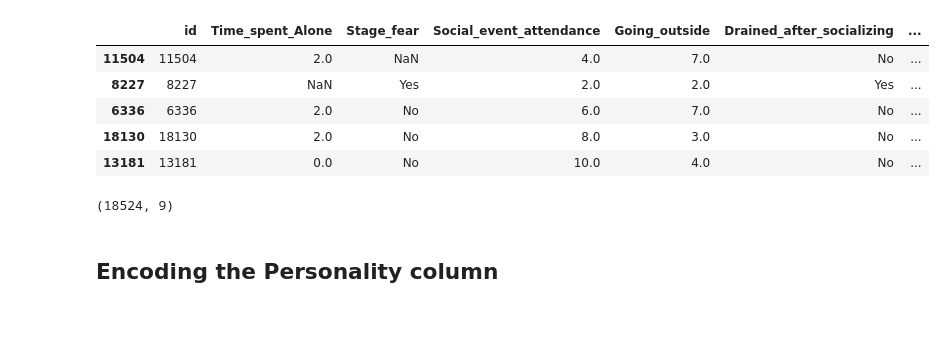
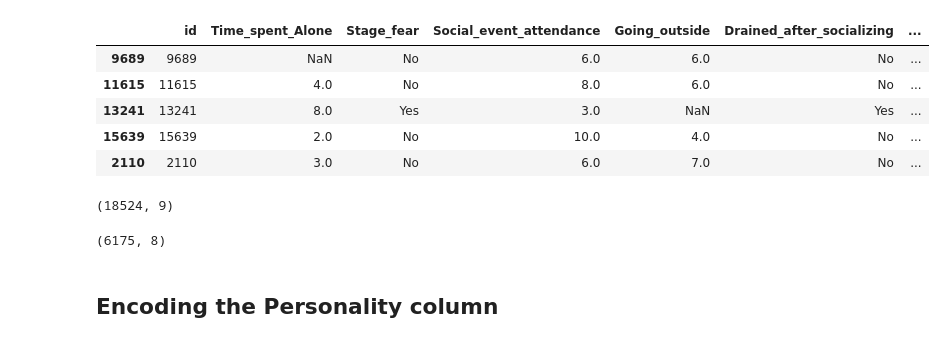
Before and after one commit to rezwanahammad/ML-Projects, a Jupyter notebook: Inrovert Extrovert Predictions/Introvert-Extrovert-Predictions.ipynb, the cells around one changed output. Cells and saved outputs as stored; diff of their text form; code cells hidden in the pictures.

```diff
--- a/Inrovert Extrovert Predictions/Introvert-Extrovert-Predictions.ipynb
+++ b/Inrovert Extrovert Predictions/Introvert-Extrovert-Predictions.ipynb
@@ -11,17 +12,22 @@ from sklearn.metrics import accuracy_score
 # %%
 df=pd.read_csv('train.csv')
+test_df = pd.read_csv('test.csv')
 df.sample(5)
 # %% [output]
 |  | id | Time_spent_Alone | Stage_fear | Social_event_attendance | Going_outside | Drained_after_socializing | ... |
-| 11504 | 11504 | 2.0 | NaN | 4.0 | 7.0 | No | ... |
-| 8227 | 8227 | NaN | Yes | 2.0 | 2.0 | Yes | ... |
-| 6336 | 6336 | 2.0 | No | 6.0 | 7.0 | No | ... |
-| 18130 | 18130 | 2.0 | No | 8.0 | 3.0 | No | ... |
-| 13181 | 13181 | 0.0 | No | 10.0 | 4.0 | No | ... |
+| 9689 | 9689 | NaN | No | 6.0 | 6.0 | No | ... |
+| 11615 | 11615 | 4.0 | No | 8.0 | 6.0 | No | ... |
+| 13241 | 13241 | 8.0 | Yes | 3.0 | NaN | Yes | ... |
+| 15639 | 15639 | 2.0 | No | 10.0 | 4.0 | No | ... |
+| 2110 | 2110 | 3.0 | No | 6.0 | 7.0 | No | ... |
 # %%
 df.shape
 # %% [output]
 (18524, 9)
+# %%
+test_df.shape
+# %% [output]
+(6175, 8)
 # %% [markdown]
 ## Encoding the Personality column
 # %%
```
Also changed, not shown: parts of 5 cells of this notebook, 1 other file.
